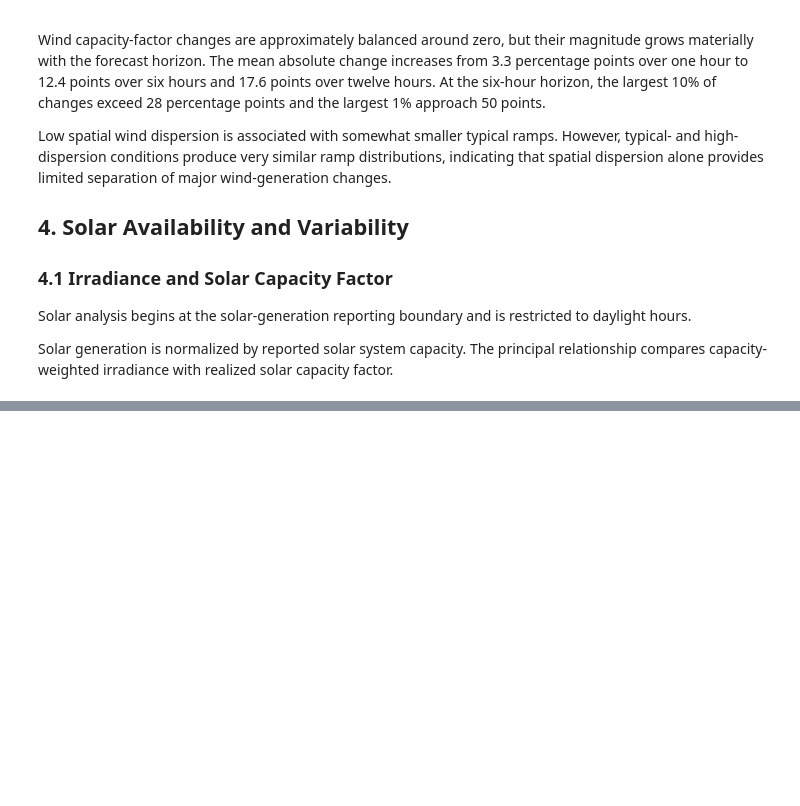
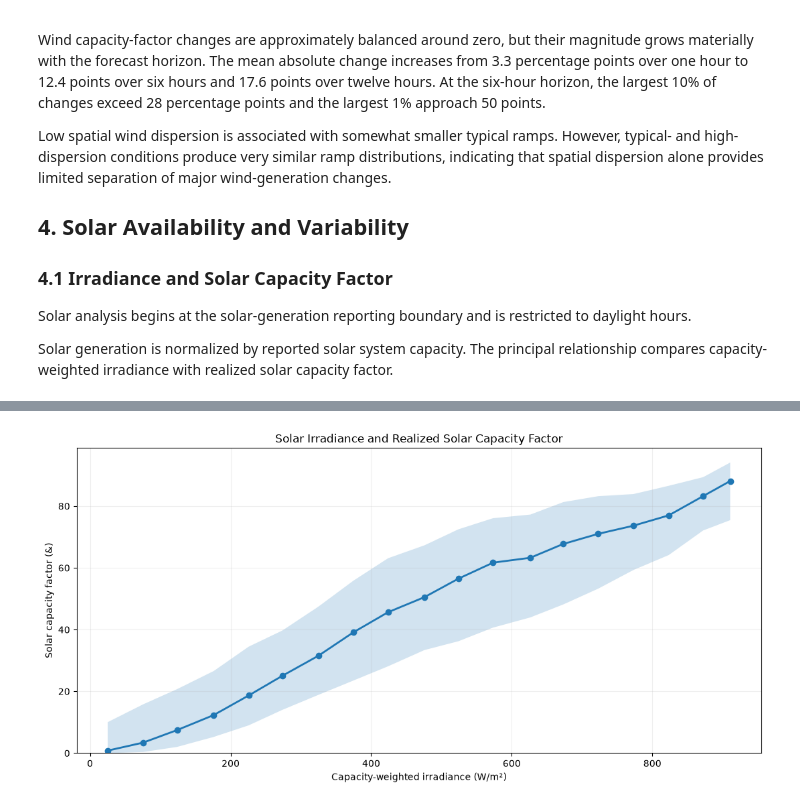
Before and after one commit to bhasein/alberta_power_markets_project, a Jupyter notebook: notebooks/04_Weather_Demand_and_Renewable_Variability.ipynb, the cells around one changed output, grey strips where cells are left out. Saved outputs shown, nothing was run; the diff lists cells and outputs as text; code cells hidden in the pictures; blank space fills up the shorter version.

```diff
--- a/notebooks/04_Weather_Demand_and_Renewable_Variability.ipynb
+++ b/notebooks/04_Weather_Demand_and_Renewable_Variability.ipynb
@@ -1708,0 +1765,36 @@ Solar generation is normalized by reported solar system capacity. The principal
+# %%
+# ---------------------------------------------------------------------
+# Plot the daylight solar-response curve
+# ---------------------------------------------------------------------
+
+fig, ax = plt.subplots(figsize = (11, 5.5))
+
+ax.plot(
+    solar_radiation_response["median_radiation_wm2"],
+    solar_radiation_response["median_capacity_factor_pct"],
+    marker = "o",
+    linewidth = 2,
+)
+
+ax.fill_between(
+    solar_radiation_response["median_radiation_wm2"],
+    solar_radiation_response["capacity_factor_25th_percentile"],
+    solar_radiation_response["capacity_factor_75th_percentile"],
+    alpha = 0.20,
+)
+
+ax.set_title(
+    "Solar Irradiance and Realized "
+    "Solar Capacity Factor"
+)
+ax.set_xlabel(
+    "Capacity-weighted irradiance (W/m²)"
+)
+ax.set_ylabel("Solar capacity factor (&)")
+ax.set_ylim(bottom = 0)
+ax.grid(alpha = 0.20)
+
+plt.tight_layout()
+plt.show()
+# %% [output]
+[figure, added]
```
Also changed, not shown: parts of 43 cells of this notebook, 46 other files.
